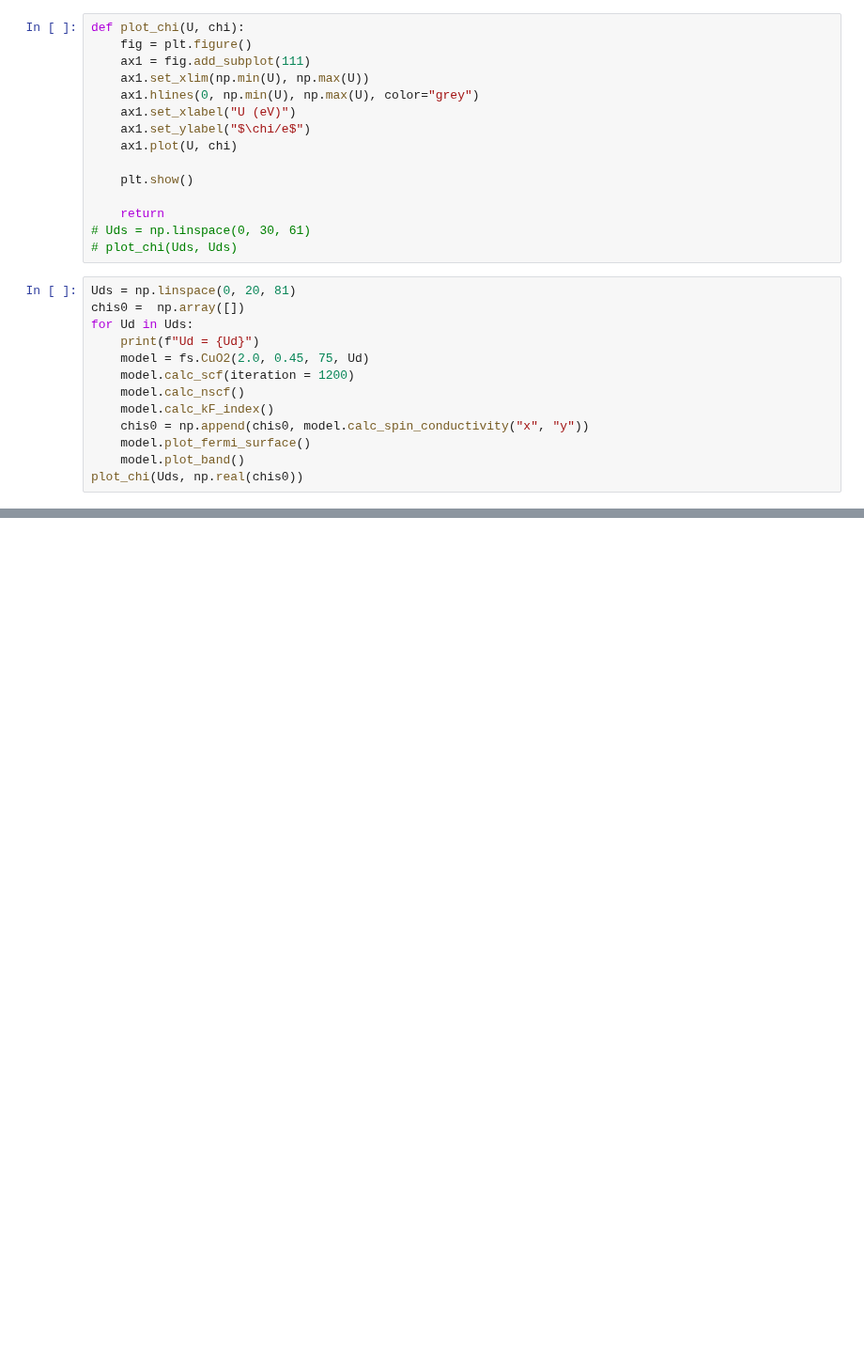
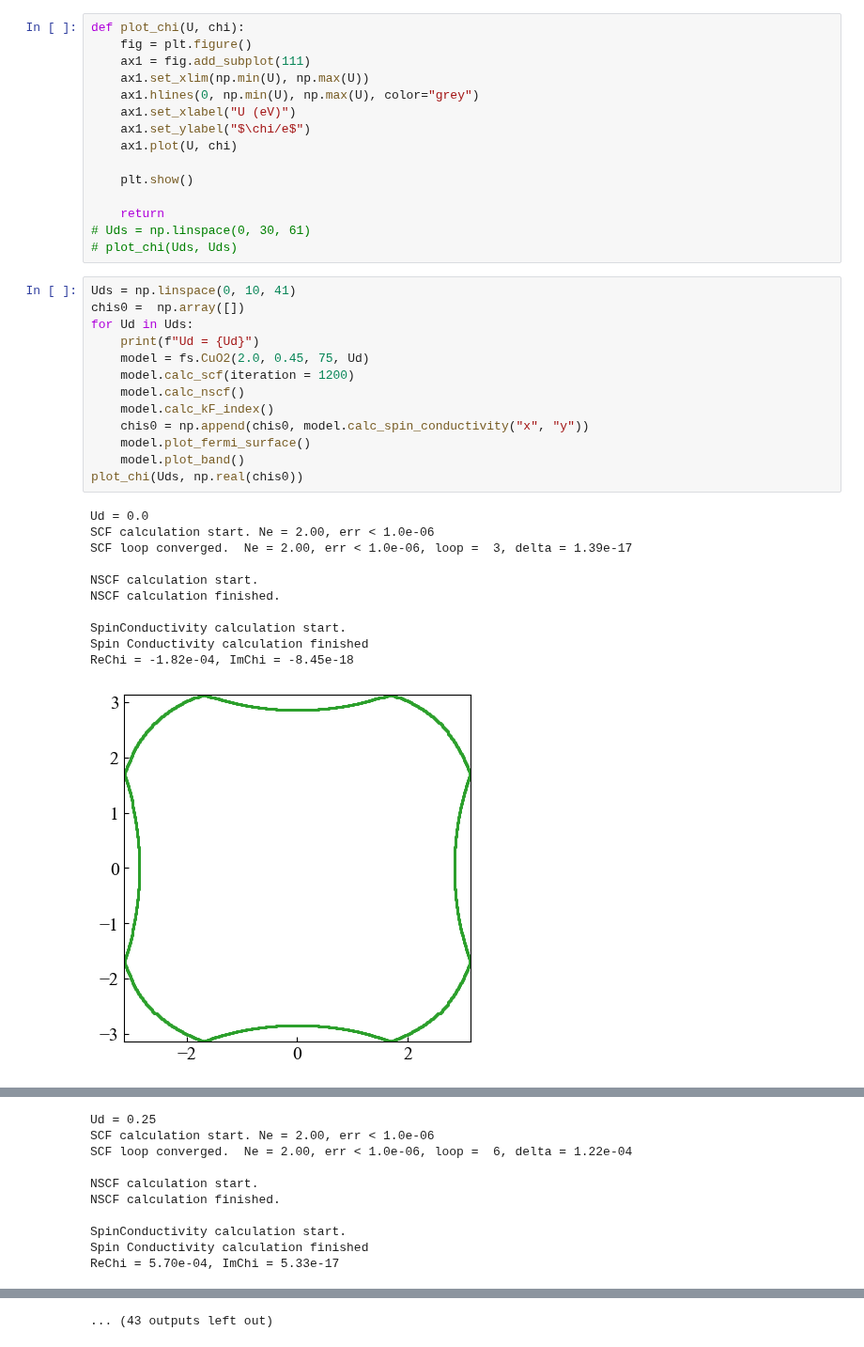
Before and after one commit to xiang-gong3944/----, a Jupyter notebook: 2024_11_28_AlterMagnet2/CuO2_copy.ipynb, the cells around one changed output, grey strips where cells are left out. Shown at 94% size. Drawn from its saved outputs; the diff is of its cells as text; blank space fills up the shorter version.

```diff
--- a/2024_11_28_AlterMagnet2/CuO2_copy.ipynb
+++ b/2024_11_28_AlterMagnet2/CuO2_copy.ipynb
@@ -26,15 +26,27 @@ def plot_chi(U, chi):
 # Uds = np.linspace(0, 30, 61)
 # plot_chi(Uds, Uds)
 # %%
-Uds = np.linspace(0, 20, 81)
+Uds = np.linspace(0, 10, 41)
 chis0 =  np.array([])
 for Ud in Uds:
     print(f"Ud = {Ud}")
     model = fs.CuO2(2.0, 0.45, 75, Ud)
     model.calc_scf(iteration = 1200)
     model.calc_nscf()
     model.calc_kF_index()
     chis0 = np.append(chis0, model.calc_spin_conductivity("x", "y"))
     model.plot_fermi_surface()
     model.plot_band()
 plot_chi(Uds, np.real(chis0))
+# %% [output]
+Ud = 0.0
+SCF calculation start. Ne = 2.00, err < 1.0e-06
+SCF loop converged.  Ne = 2.00, err < 1.0e-06, loop =  3, delta = 1.39e-17
+
+NSCF calculation start.
+NSCF calculation finished.
+
+SpinConductivity calculation start.
+Spin Conductivity calculation finished
+ReChi = -1.82e-04, ImChi = -8.45e-18
+[figure, added]
@@ -40,0 +54,10 @@ plot_chi(Uds, np.real(chis0))
+Ud = 0.25
+SCF calculation start. Ne = 2.00, err < 1.0e-06
+SCF loop converged.  Ne = 2.00, err < 1.0e-06, loop =  6, delta = 1.22e-04
+
+NSCF calculation start.
+NSCF calculation finished.
+
+SpinConductivity calculation start.
+Spin Conductivity calculation finished
+ReChi = 5.70e-04, ImChi = 5.33e-17
@@ -40,0 +90 @@ plot_chi(Uds, np.real(chis0))
+... (43 outputs left out)
```
Also changed, not shown: parts of 1 cell of this notebook, 3 other files.
